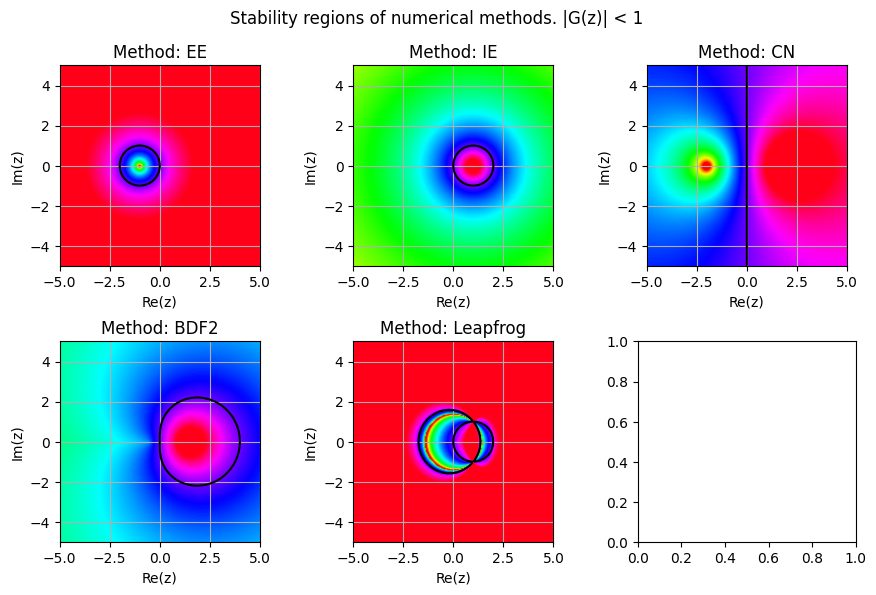
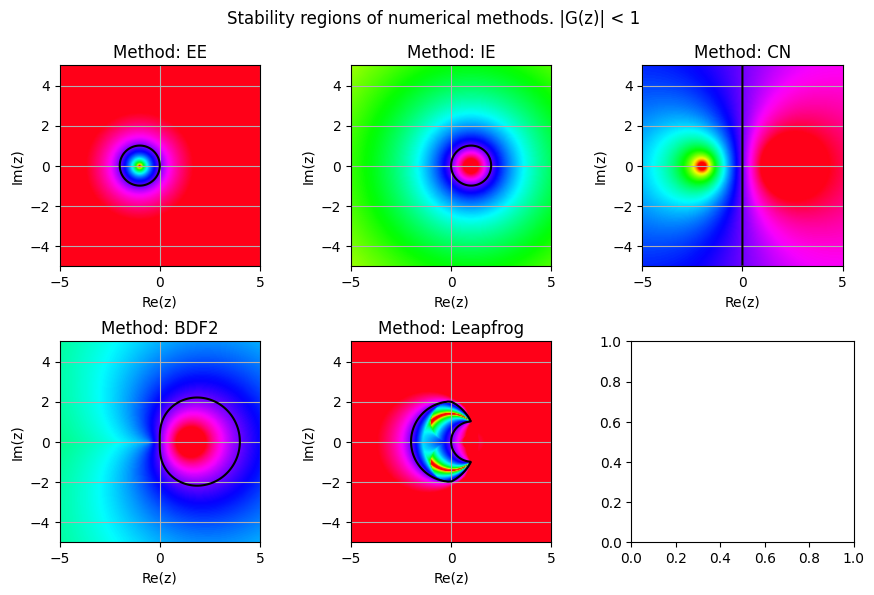
Unified diff of the notebook cell whose output changed from the first chart to the second:
--- before
+++ after
@@ -1,20 +1,15 @@
-"""
-ampl_fun_bdf2 = lambda z: np.max(np.abs(np.linalg.eigvals(A_bdf2(z))))
 
-def A_lf(z):
-    sig, om = np.real(z), np.imag(z)
-    Om = np.sqrt( sig**2 + om**2 )
-    if Om == 0:
-        return np.eye(2)
-        
-    xi = - sig / Om
+ampl_fun_bdf2 = lambda z: np.max(np.abs(np.linalg.eigvals(A_bdf2(z))))    
+ampl_fun_lf = lambda z: np.max(np.abs(np.linalg.eigvals(A_lf(z))))
 
-    n1 = 1 - Om**2 / 2
-    d1 = 1 + xi * Om
-    
-    return np.array([[n1, 1], [-Om**2/d1*n1, (1-xi*Om)/d1*n1]])
-    
-ampl_fun_lf = lambda z: np.max(np.abs(np.linalg.eigvals(A_lf(z))))
-"""
+ampl_funs = {
+    'EE': ampl_fun_ee,
+    'IE': ampl_fun_ie,
+    'CN': ampl_fun_cn,
+    'BDF2': ampl_fun_bdf2,
+    'Leapfrog': ampl_fun_lf_2
+}
+n_methods = len(ampl_funs)
+
 #> 
 ncols = 3
@@ -30,7 +25,7 @@
 
     X, Y, G = complex_amplification_fun(fun)
-    ax[irow, icol].contour(X, Y, np.abs(G), levels=[1.0], colors='black')
+    ax[irow, icol].contour(X, Y, np.absolute(G), levels=[1.0], colors='black')
     # ax[irow, icol].contourf(X, Y, np.abs(G), levels=[0., 1.0], colors=['#ffcccc'])
-    ax[irow, icol].pcolormesh(X, Y, np.log(np.abs(G)), cmap='hsv', shading='gouraud', vmin=-3, vmax=1.)
+    ax[irow, icol].pcolormesh(X, Y, np.log(np.absolute(G)), cmap='hsv', shading='gouraud', vmin=-3, vmax=1.)
     ax[irow, icol].set_title(f"Method: {label}")
     ax[irow, icol].set_aspect("equal")

Commit: Updating stability regions of numerical methods